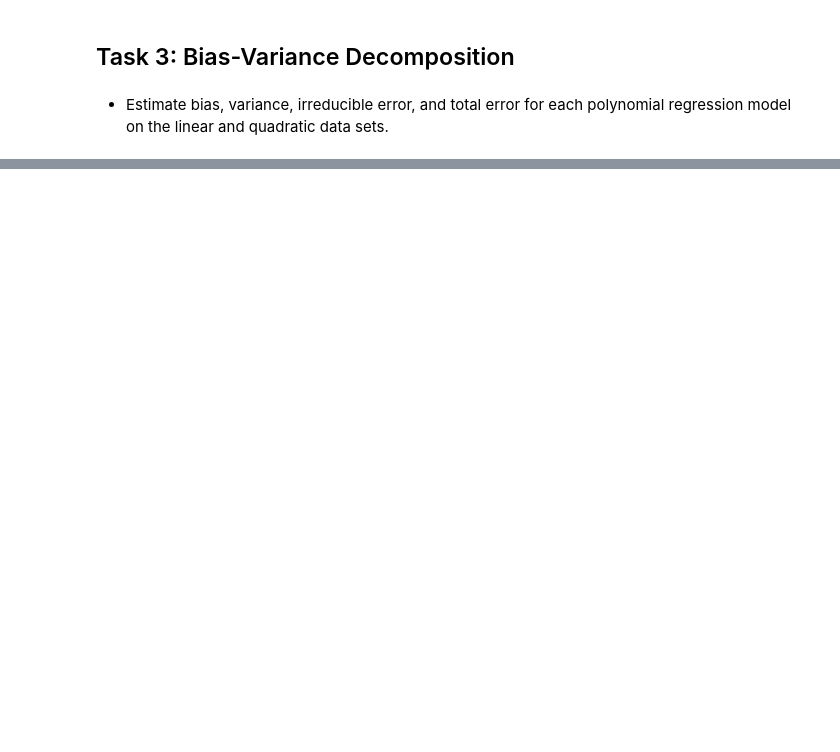
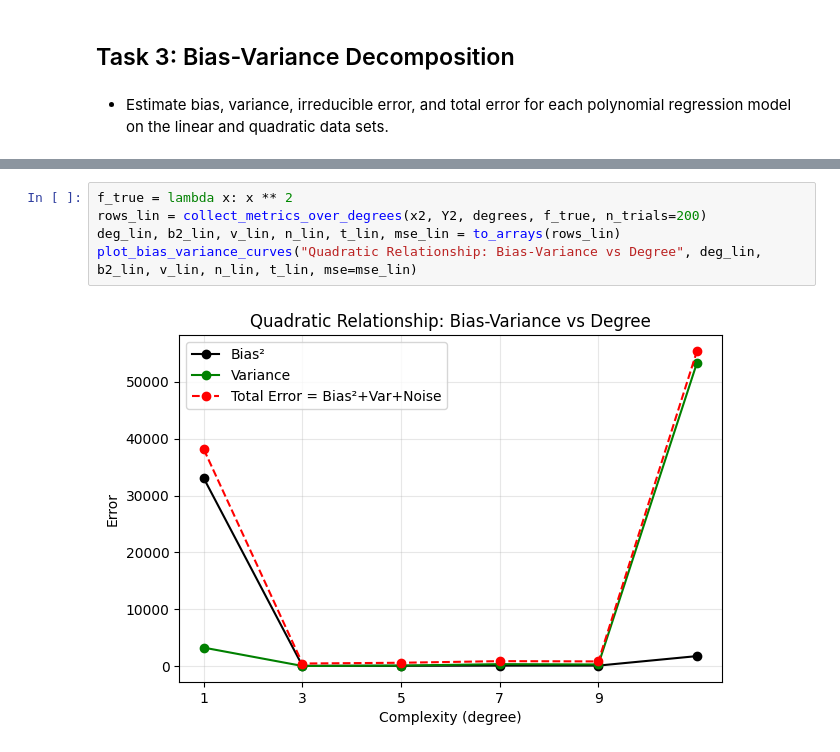
Before and after one commit to yadderace/ai-labs, a Jupyter notebook: data-mining/lab1/main.ipynb, the cells around one changed output, grey strips where cells are left out. Drawn from its saved outputs; the diff is of its cells as text; blank space fills up the shorter version.

```diff
--- a/data-mining/lab1/main.ipynb
+++ b/data-mining/lab1/main.ipynb
@@ -326,0 +392,7 @@ Degree 5:
+# %%
+f_true = lambda x: x ** 2
+rows_lin = collect_metrics_over_degrees(x2, Y2, degrees, f_true, n_trials=200)
+deg_lin, b2_lin, v_lin, n_lin, t_lin, mse_lin = to_arrays(rows_lin)
+plot_bias_variance_curves("Quadratic Relationship: Bias-Variance vs Degree", deg_lin, b2_lin, v_lin, n_lin, t_lin, mse=mse_lin)
+# %% [output]
+[figure, added]
```
Also changed, not shown: parts of 15 cells of this notebook, 4 other files.
